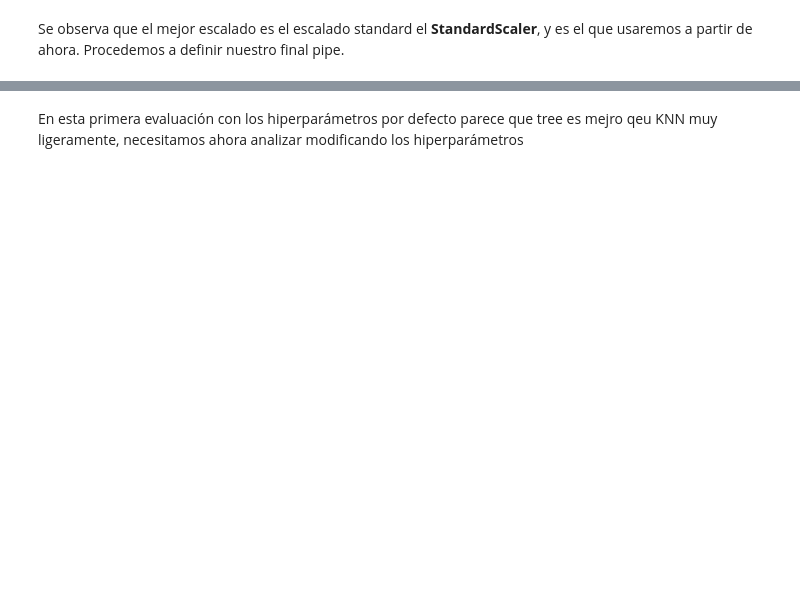
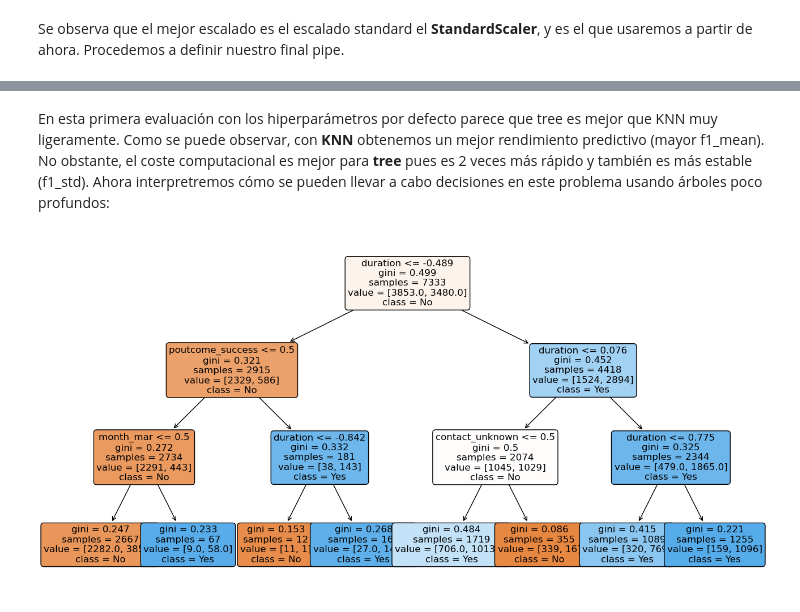
Before and after one commit to 100522202/clasificacion-prediccion-streamlit-aa, a Jupyter notebook: EDA.ipynb, the cells around one changed output, grey strips where cells are left out. Saved outputs shown, nothing was run; the diff lists cells and outputs as text; code cells hidden in the pictures; blank space fills up the shorter version.

Commit message:
Apartado 4: - Árboles poco profundos - Ajuste hiperparámetros - Explicación mediante plots

```diff
--- a/EDA.ipynb
+++ b/EDA.ipynb
@@ -384,2 +383,38 @@ display(resultados_methods_df)
 # %% [markdown]
-En esta primera evaluación con los hiperparámetros por defecto parece que tree es mejro qeu KNN muy ligeramente, necesitamos ahora analizar modificando los hiperparámetros
+En esta primera evaluación con los hiperparámetros por defecto parece que tree es mejor que KNN muy ligeramente. Como se puede observar, con **KNN** obtenemos un mejor rendimiento predictivo (mayor f1_mean). No obstante, el coste computacional es mejor para **tree** pues es 2 veces más rápido y también es más estable (f1_std).  Ahora interpretremos cómo se pueden llevar a cabo decisiones en este problema usando árboles poco profundos:
+# %%
+from sklearn.compose import ColumnTransformer
+from sklearn.preprocessing import OneHotEncoder
+from sklearn.tree import DecisionTreeClassifier, plot_tree
+import matplotlib.pyplot as plt
+import numpy as np
+
+# Entrenamos el árbol sobre los datos transformados
+X_train_prepared = preprocessor.fit_transform(X_train)
+arbol_interpretable = DecisionTreeClassifier(max_depth=3, random_state=42)
+arbol_interpretable.fit(X_train_prepared, y_train)
+
+# Extraemos nombres de columnas transformadas desde el ColumnTransformer
+feature_names = []
+
+# Iteramos sobre los transformers
+for name, transformer, cols in preprocessor.transformers_:
+    if name == 'categorical' or name == 'ordinal':
+        # OneHotEncoder dentro del pipeline
+        ohe = transformer.named_steps[list(transformer.named_steps.keys())[-1]]  # último paso
+        names = ohe.get_feature_names_out(cols)
+        feature_names.extend(names)
+    elif name == 'numerical':
+        feature_names.extend(cols)
+
+# Ploteamos
+plt.figure(figsize=(16,8))
+plot_tree(arbol_interpretable,
+          feature_names=feature_names,
+          class_names=['No','Yes'],  # Ajusta según tu target
+          filled=True,
+          rounded=True,
+          fontsize=12)
+plt.show()
+# %% [output]
+[figure, added]
```
Also changed, not shown: parts of 8 cells of this notebook.
